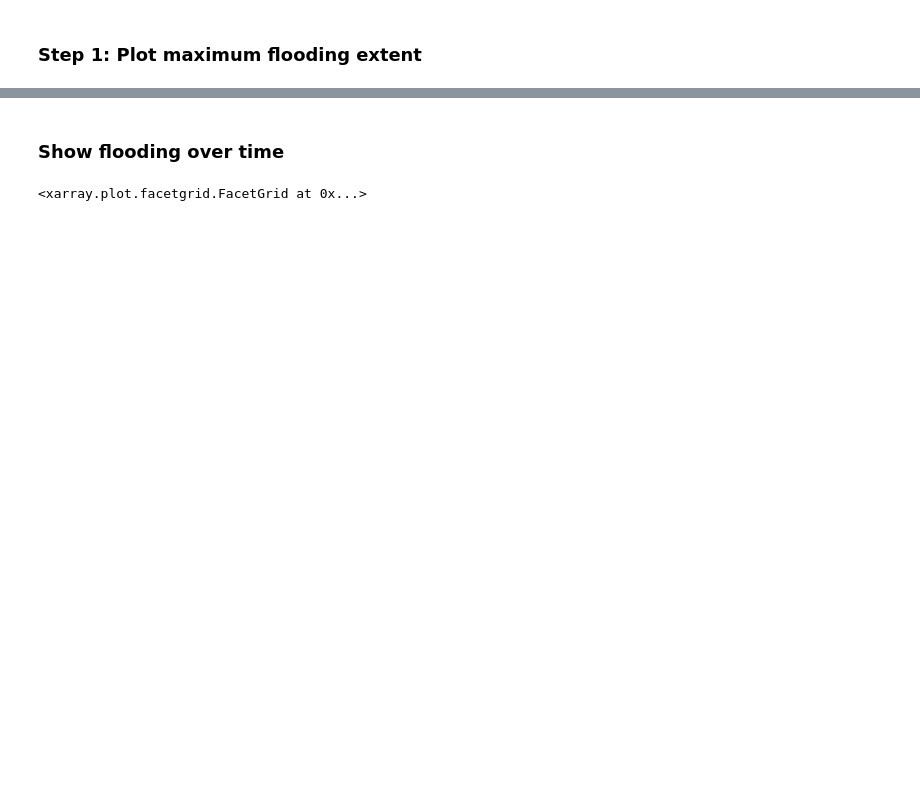
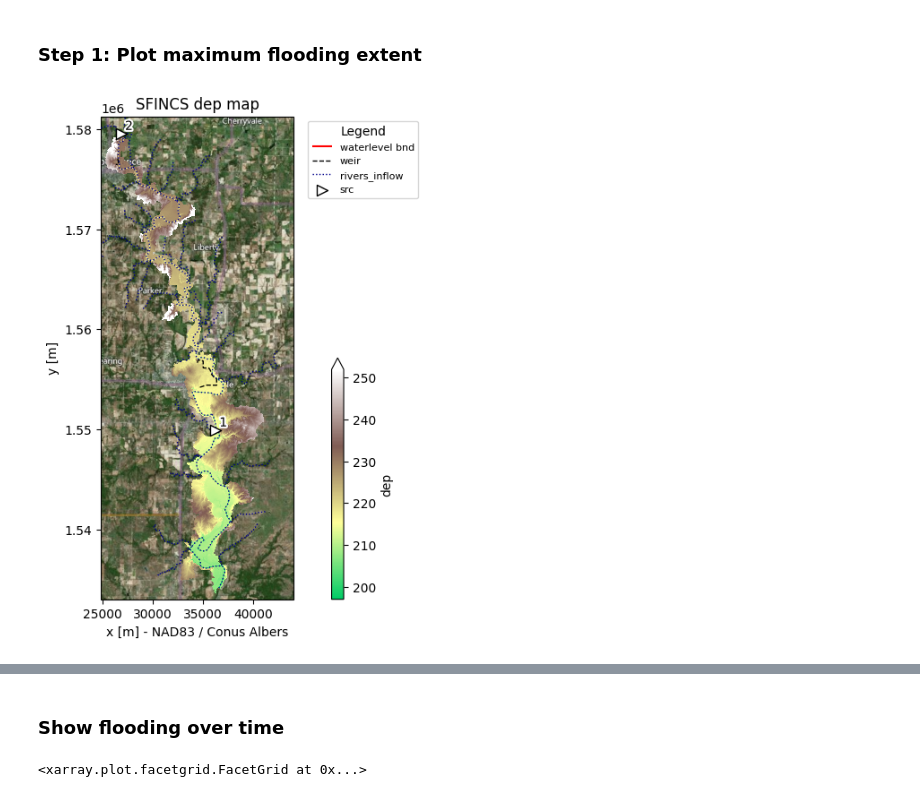
Before and after one commit to taddyb/rise, a Jupyter notebook: notebooks/post_process.ipynb, the cells around one changed output, grey strips where cells are left out. Drawn from its saved outputs; the diff is of its cells as text; code cells hidden in the pictures; blank space fills up the shorter version.

```diff
--- a/notebooks/post_process.ipynb
+++ b/notebooks/post_process.ipynb
@@ -54,7 +55,9 @@ mod.set_results(ds_edge, split_dataset=True)
 # %% [markdown]
 ### Step 1: Plot maximum flooding extent
 # %%
-# fig, ax = mod.plot_basemap(fn_out=None, bmap="sat", figsize=(11, 7))
+fig, ax = mod.plot_basemap(fn_out=None, bmap="sat", figsize=(11, 7))
+# %% [output]
+[figure, added]
 # %%
 mod.write_raster("results.hmax", compress="LZW")
 # %%
```
Also changed, not shown: parts of 11 cells of this notebook, 3 other files.
